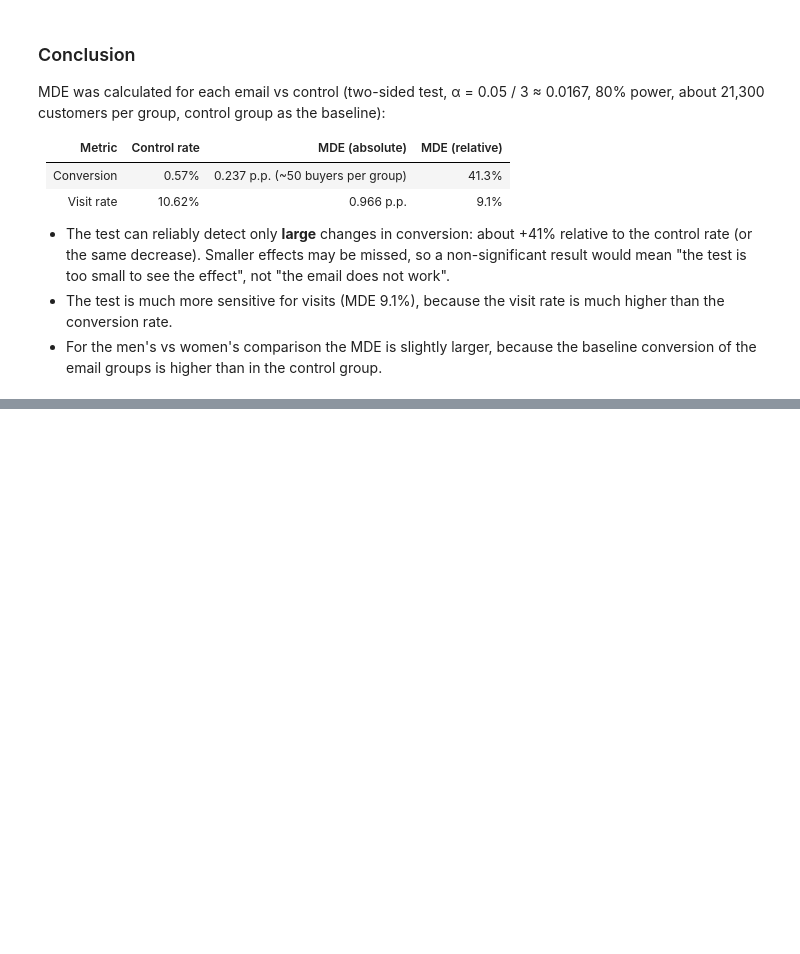
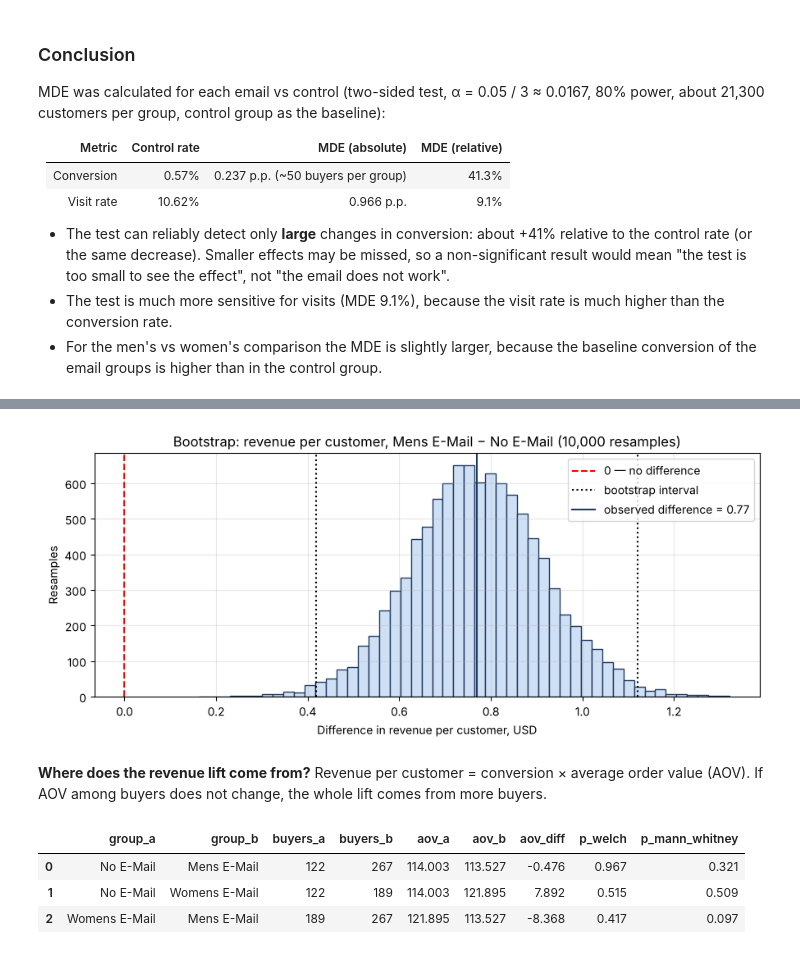
Before and after one commit to TemurRikhsitillaev/hillstrom-ab-test, a Jupyter notebook: notebook/hillstrom_ab_test.ipynb, the cells around one changed output, grey strips where cells are left out. Saved outputs shown, nothing was run; the diff lists cells and outputs as text; code cells hidden in the pictures; blank space fills up the shorter version.

```diff
--- a/notebook/hillstrom_ab_test.ipynb
+++ b/notebook/hillstrom_ab_test.ipynb
@@ -455,0 +687,47 @@ MDE was calculated for each email vs control (two-sided test, α = 0.05 / 3 ≈
+# %%
+diffs = boot_diffs[('No E-Mail', 'Mens E-Mail')]
+row = revenue_results.iloc[0]
+
+plt.figure(figsize=(9, 4))
+plt.hist(diffs, bins=50, color='#cfe0f5', edgecolor='#1f3a5f')
+plt.axvline(0, color='red', linestyle='--', label='0 — no difference')
+plt.axvline(row['boot_low'], color='black', linestyle=':', label='bootstrap interval')
+plt.axvline(row['boot_high'], color='black', linestyle=':')
+plt.axvline(row['diff'], color='#1f3a5f', label=f"observed difference = {row['diff']:.2f}")
+plt.title('Bootstrap: revenue per customer, Mens E-Mail − No E-Mail (10,000 resamples)')
+plt.xlabel('Difference in revenue per customer, USD')
+plt.ylabel('Resamples')
+plt.legend()
+plt.grid(alpha=0.3)
+plt.tight_layout()
+plt.savefig('../images/bootstrap_mens_vs_control.png', dpi=150, bbox_inches='tight')
+plt.show()
+# %% [output]
+[figure, added]
+# %% [markdown]
+**Where does the revenue lift come from?** Revenue per customer = conversion × average order value (AOV).
+If AOV among buyers does not change, the whole lift comes from more buyers.
+# %%
+rows = []
+for group_a, group_b in pairs:
+    a = buyers[buyers['segment'] == group_a]['spend']
+    b = buyers[buyers['segment'] == group_b]['spend']
+    rows.append({
+        'group_a': group_a,
+        'group_b': group_b,
+        'buyers_a': len(a),
+        'buyers_b': len(b),
+        'aov_a': a.mean(),
+        'aov_b': b.mean(),
+        'aov_diff': b.mean() - a.mean(),
+        'p_welch': stats.ttest_ind(b, a, equal_var=False).pvalue,
+        'p_mann_whitney': stats.mannwhitneyu(b, a, alternative='two-sided').pvalue,
+    })
+
+aov_results = pd.DataFrame(rows)
+aov_results.round(3)
+# %% [output]
+|  | group_a | group_b | buyers_a | buyers_b | aov_a | aov_b | aov_diff | p_welch | p_mann_whitney |
+| 0 | No E-Mail | Mens E-Mail | 122 | 267 | 114.003 | 113.527 | -0.476 | 0.967 | 0.321 |
+| 1 | No E-Mail | Womens E-Mail | 122 | 189 | 114.003 | 121.895 | 7.892 | 0.515 | 0.509 |
+| 2 | Womens E-Mail | Mens E-Mail | 189 | 267 | 121.895 | 113.527 | -8.368 | 0.417 | 0.097 |
```
Also changed, not shown: parts of 28 cells of this notebook.
